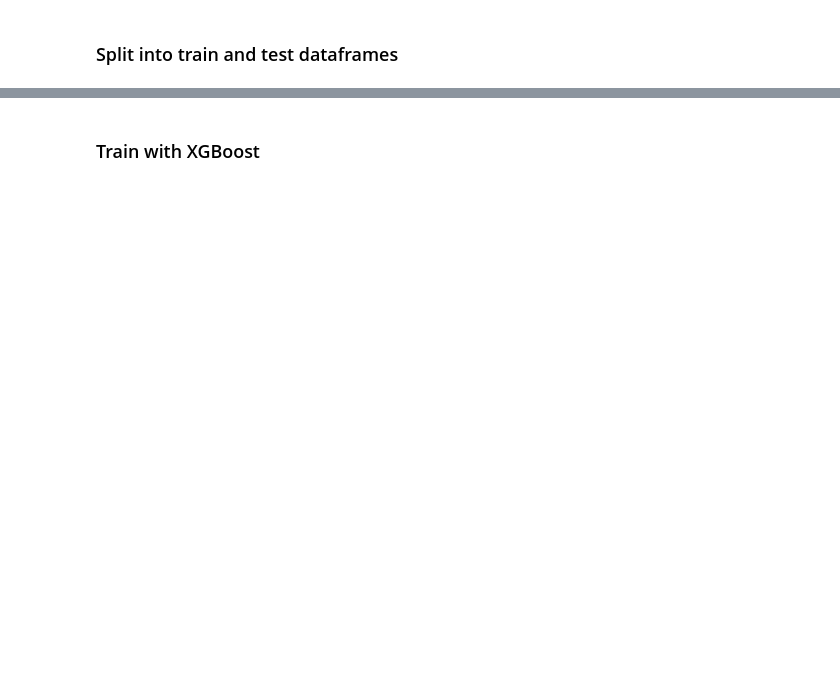
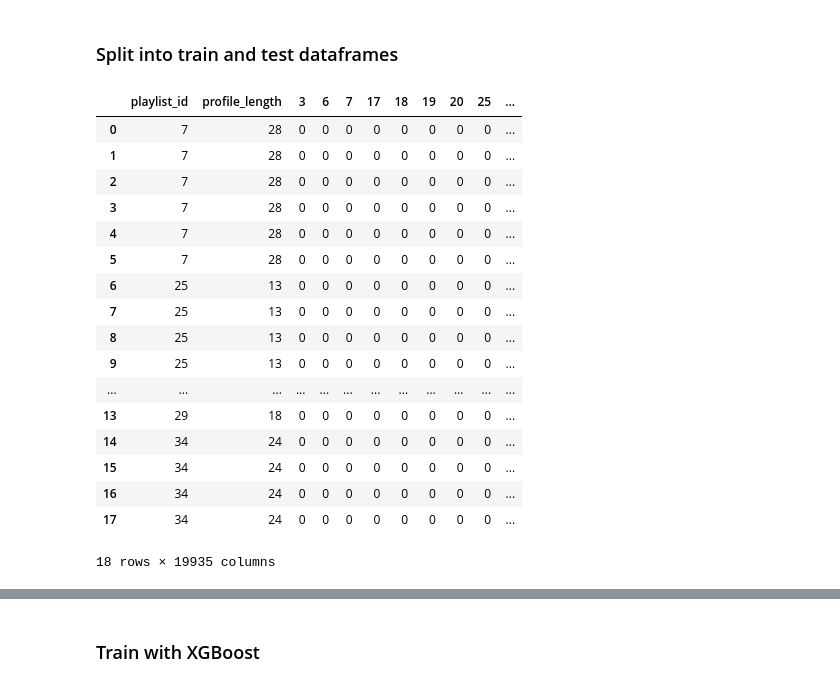
Before and after one commit to federicoparroni/RecSys, a Jupyter notebook: reranking/rerank.ipynb, the cells around one changed output, grey strips where cells are left out. Drawn from its saved outputs; the diff is of its cells as text; code cells hidden in the pictures; blank space fills up the shorter version.

```diff
--- a/reranking/rerank.ipynb
+++ b/reranking/rerank.ipynb
@@ -179,0 +216,21 @@ oh1 = pd.concat([oh1, test_labels_df], axis=1)
+# %%
+full.reset_index().drop(['level_0', 'level_1'], axis=1)
+# %% [output]
+|  | playlist_id | profile_length | 3 | 6 | 7 | 17 | 18 | 19 | 20 | 25 | ... |
+| 0 | 7 | 28 | 0 | 0 | 0 | 0 | 0 | 0 | 0 | 0 | ... |
+| 1 | 7 | 28 | 0 | 0 | 0 | 0 | 0 | 0 | 0 | 0 | ... |
+| 2 | 7 | 28 | 0 | 0 | 0 | 0 | 0 | 0 | 0 | 0 | ... |
+| 3 | 7 | 28 | 0 | 0 | 0 | 0 | 0 | 0 | 0 | 0 | ... |
+| 4 | 7 | 28 | 0 | 0 | 0 | 0 | 0 | 0 | 0 | 0 | ... |
+| 5 | 7 | 28 | 0 | 0 | 0 | 0 | 0 | 0 | 0 | 0 | ... |
+| 6 | 25 | 13 | 0 | 0 | 0 | 0 | 0 | 0 | 0 | 0 | ... |
+| 7 | 25 | 13 | 0 | 0 | 0 | 0 | 0 | 0 | 0 | 0 | ... |
+| 8 | 25 | 13 | 0 | 0 | 0 | 0 | 0 | 0 | 0 | 0 | ... |
+| 9 | 25 | 13 | 0 | 0 | 0 | 0 | 0 | 0 | 0 | 0 | ... |
+| ... | ... | ... | ... | ... | ... | ... | ... | ... | ... | ... | ... |
+| 13 | 29 | 18 | 0 | 0 | 0 | 0 | 0 | 0 | 0 | 0 | ... |
+| 14 | 34 | 24 | 0 | 0 | 0 | 0 | 0 | 0 | 0 | 0 | ... |
+| 15 | 34 | 24 | 0 | 0 | 0 | 0 | 0 | 0 | 0 | 0 | ... |
+| 16 | 34 | 24 | 0 | 0 | 0 | 0 | 0 | 0 | 0 | 0 | ... |
+| 17 | 34 | 24 | 0 | 0 | 0 | 0 | 0 | 0 | 0 | 0 | ... |
+18 rows × 19935 columns
```
Also changed, not shown: parts of 12 cells of this notebook.
